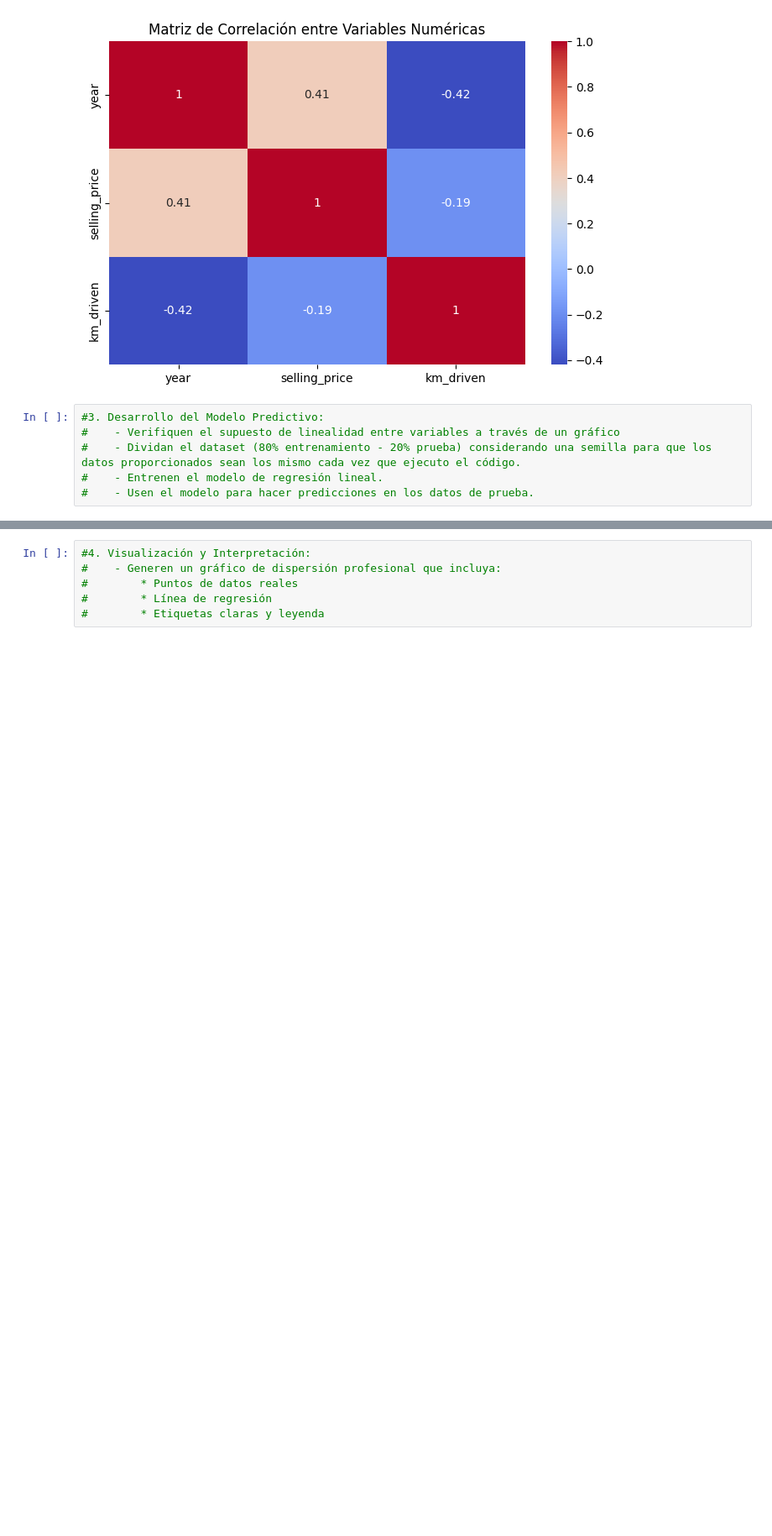
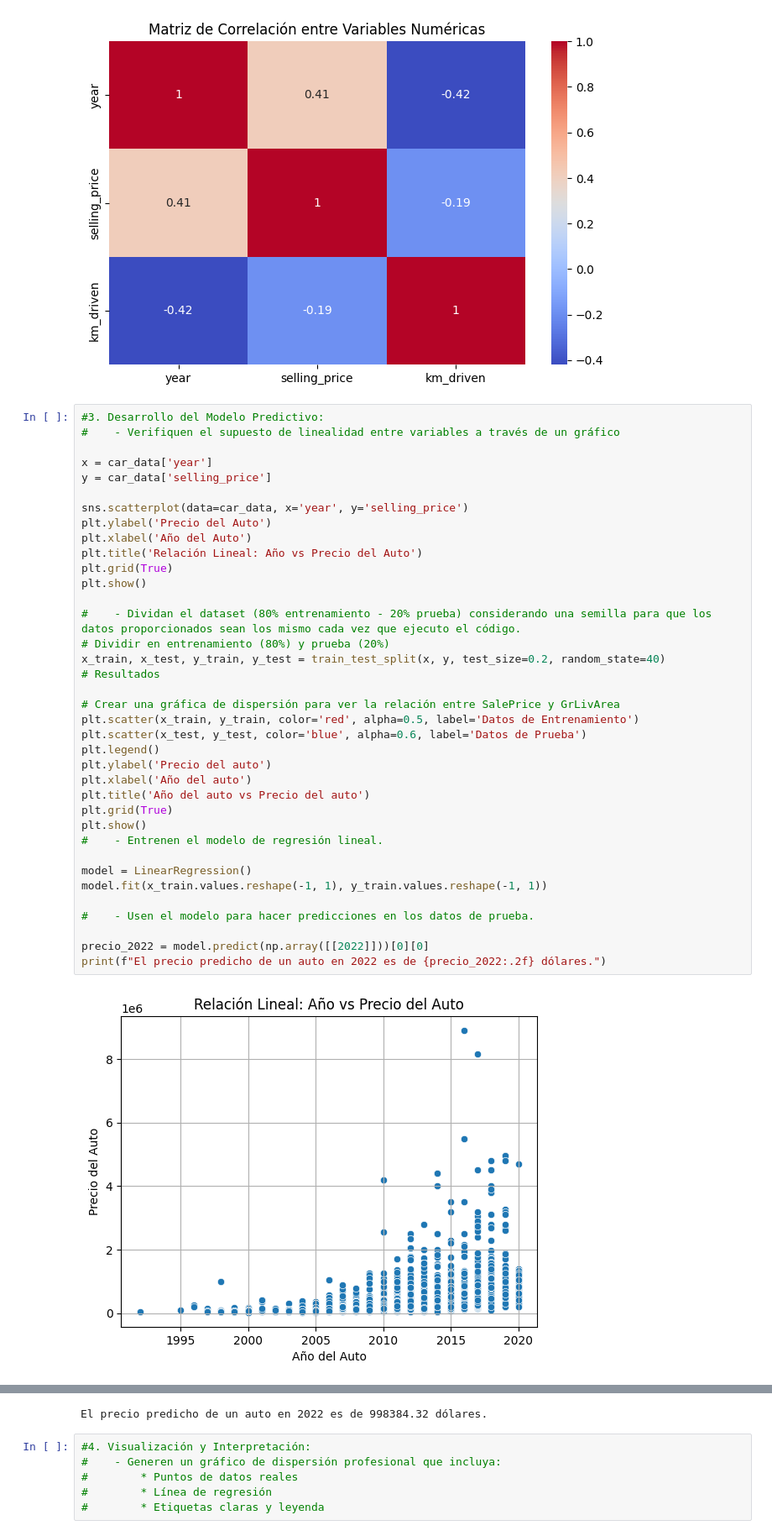
Before and after one commit to Niconavarrov/ActRegLineal, a Jupyter notebook: A. 5.1 Regresion Lineal.ipynb, the cells around one changed output, grey strips where cells are left out. Shown at 84% size. Saved outputs shown, nothing was run; the diff lists cells and outputs as text; blank space fills up the shorter version.

```diff
--- a/A. 5.1 Regresion Lineal.ipynb
+++ b/A. 5.1 Regresion Lineal.ipynb
@@ -106,9 +106,42 @@ plt.show()
 # es la que explica de forma mas directa la variacion de los precios de los autos
 # %% [output]
 [figure]
-# %%
-#3. Desarrollo del Modelo Predictivo:
-#    - Verifiquen el supuesto de linealidad entre variables a través de un gráfico
-#    - Dividan el dataset (80% entrenamiento - 20% prueba) considerando una semilla para que los datos proporcionados sean los mismo cada vez que ejecuto el código.
-#    - Entrenen el modelo de regresión lineal.
-#    - Usen el modelo para hacer predicciones en los datos de prueba.
+# %%
+#3. Desarrollo del Modelo Predictivo:
+#    - Verifiquen el supuesto de linealidad entre variables a través de un gráfico
+
+x = car_data['year']
+y = car_data['selling_price']
+
+sns.scatterplot(data=car_data, x='year', y='selling_price')
+plt.ylabel('Precio del Auto')
+plt.xlabel('Año del Auto')
+plt.title('Relación Lineal: Año vs Precio del Auto')
+plt.grid(True)
+plt.show()
+
+#    - Dividan el dataset (80% entrenamiento - 20% prueba) considerando una semilla para que los datos proporcionados sean los mismo cada vez que ejecuto el código.
+# Dividir en entrenamiento (80%) y prueba (20%)
+x_train, x_test, y_train, y_test = train_test_split(x, y, test_size=0.2, random_state=40)
+# Resultados
+
+# Crear una gráfica de dispersión para ver la relación entre SalePrice y GrLivArea
+plt.scatter(x_train, y_train, color='red', alpha=0.5, label='Datos de Entrenamiento')
+plt.scatter(x_test, y_test, color='blue', alpha=0.6, label='Datos de Prueba')
+plt.legend()
+plt.ylabel('Precio del auto')
+plt.xlabel('Año del auto')
+plt.title('Año del auto vs Precio del auto')
+plt.grid(True)
+plt.show()
+#    - Entrenen el modelo de regresión lineal.
+
+model = LinearRegression()
+model.fit(x_train.values.reshape(-1, 1), y_train.values.reshape(-1, 1))
+
+#    - Usen el modelo para hacer predicciones en los datos de prueba.
+
+precio_2022 = model.predict(np.array([[2022]]))[0][0]
+print(f"El precio predicho de un auto en 2022 es de {precio_2022:.2f} dólares.")
+# %% [output]
+[figure, added]
@@ -115,3 +149,4 @@ plt.show()
+El precio predicho de un auto en 2022 es de 998384.32 dólares.
 # %%
 #4. Visualización y Interpretación:
 #    - Generen un gráfico de dispersión profesional que incluya:
```
Also changed, not shown: parts of 1 cell of this notebook.
